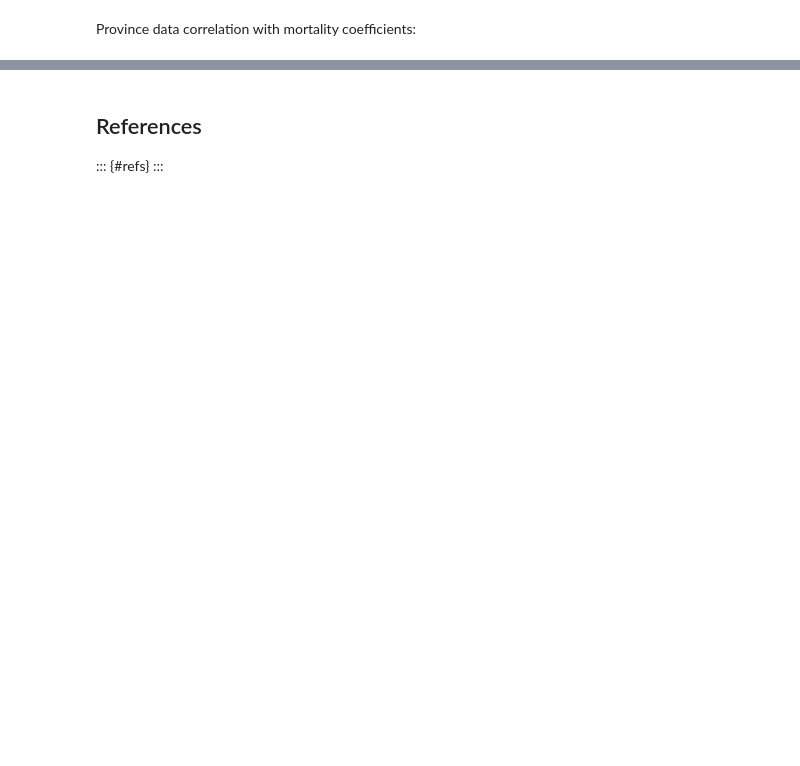
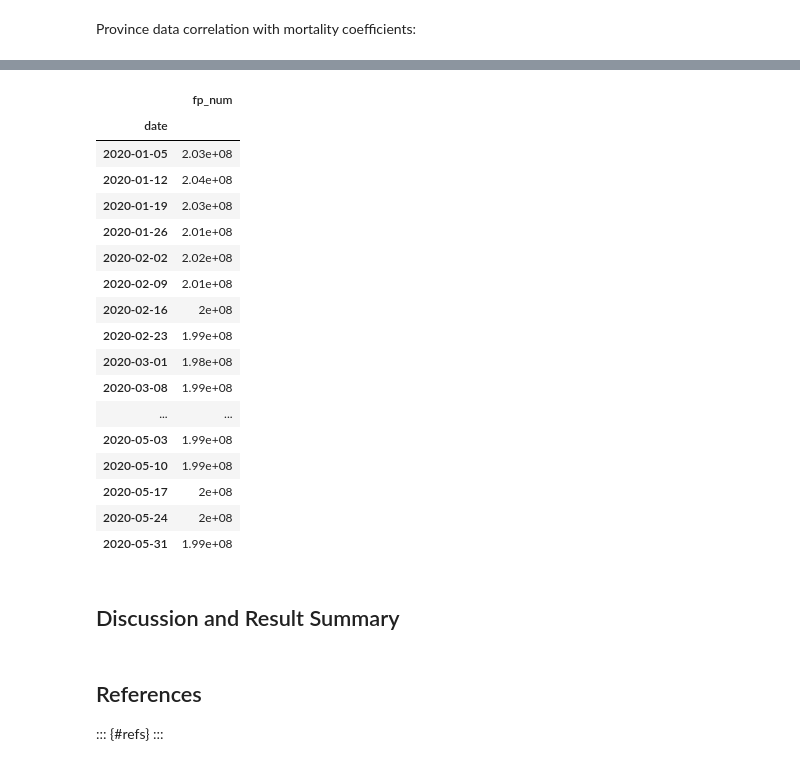
Before and after one commit to gediminas-skvarnavicius/s-korea-covid-19-analysis, a Jupyter notebook: analysis.ipynb, the cells around one changed output, grey strips where cells are left out. Cells and saved outputs as stored; diff of their text form; code cells hidden in the pictures; blank space fills up the shorter version.

```diff
--- a/analysis.ipynb
+++ b/analysis.ipynb
@@ -1073,0 +1131,17 @@ The mortality coefficient correlates positively with the elderly population rati
+# %%
+floating_pop=data['SeoulFloating']
+floating_pop=floating_pop.drop(['province','hour'],axis=1)
+floating_pop['date']=pd.to_datetime(floating_pop['date'])
+floating_pop=floating_pop[(floating_pop['date'].dt.weekday!=5) & (floating_pop['date'].dt.weekday!=6)] #bad data on weekends
+
+# floating_pop=floating_pop.groupby(['date','birth_year','sex']).agg({'fp_num':sum}).reset_index()
+floating_pop=floating_pop.groupby(['date']).agg({'fp_num':sum}).reset_index()
+fl_pop_mean=floating_pop['fp_num'].mean()
+fl_pop_std=floating_pop['fp_num'].std()
+
+# floating_pop=floating_pop.drop(floating_pop[np.abs(floating_pop['fp_num']-fl_pop_mean)>fl_pop_std*0.5].index)
+floating_pop=floating_pop.drop(floating_pop[floating_pop['fp_num']<1.93e8].index)
+floating_pop.set_index('date',inplace=True)
+floating_pop=floating_pop.resample('W').mean()
+fig_floating_pop=px.line(floating_pop,y='fp_num')
+fig_floating_pop.show()
@@ -1074,3 +1150,26 @@ The mortality coefficient correlates positively with the elderly population rati
+# %%
+floating_pop
+# %% [output]
+|  | fp_num |
+| date |  |
+| 2020-01-05 | 2.03e+08 |
+| 2020-01-12 | 2.04e+08 |
+| 2020-01-19 | 2.03e+08 |
+| 2020-01-26 | 2.01e+08 |
+| 2020-02-02 | 2.02e+08 |
+| 2020-02-09 | 2.01e+08 |
+| 2020-02-16 | 2e+08 |
+| 2020-02-23 | 1.99e+08 |
+| 2020-03-01 | 1.98e+08 |
+| 2020-03-08 | 1.99e+08 |
+| ... | ... |
+| 2020-05-03 | 1.99e+08 |
+| 2020-05-10 | 1.99e+08 |
+| 2020-05-17 | 2e+08 |
+| 2020-05-24 | 2e+08 |
+| 2020-05-31 | 1.99e+08 |
+# %% [markdown]
+## Discussion and Result Summary
 # %% [markdown]
 ## References
 
```
Also changed, not shown: parts of 41 cells of this notebook, 5 other files.
